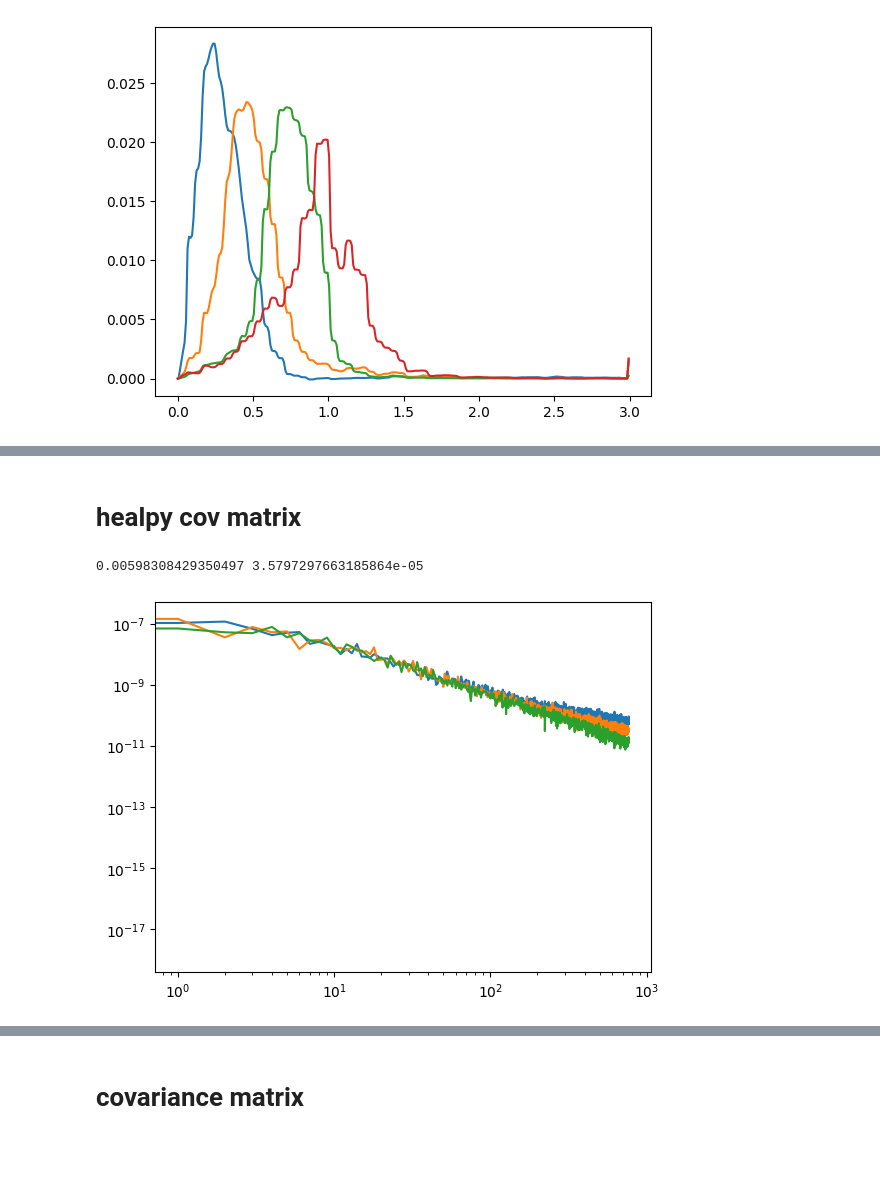
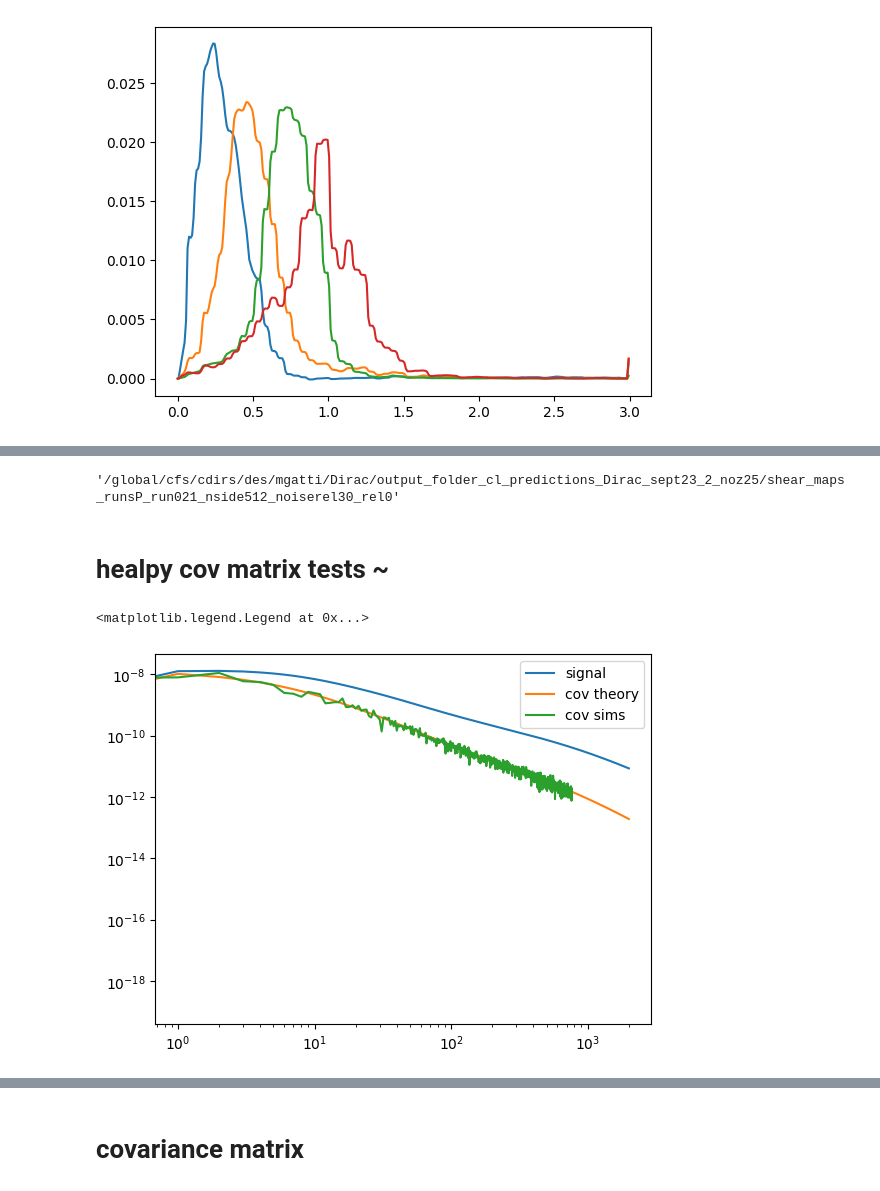
Before and after one commit to mgatti29/convergence_tests_SBI, a Jupyter notebook: Notebooks/Generate_noisy_DV_from_theory.ipynb, the cells around one changed output, grey strips where cells are left out. Drawn from its saved outputs; the diff is of its cells as text; code cells hidden in the pictures; blank space fills up the shorter version.

Commit message:
fixed covariances

```diff
--- a/Notebooks/Generate_noisy_DV_from_theory.ipynb
+++ b/Notebooks/Generate_noisy_DV_from_theory.ipynb
@@ -101,6 +109,14 @@ plt.show()
+# %%
+import glob
+output_predictions = '/global/cfs/cdirs/des/mgatti/Dirac/output_folder_cl_predictions_Dirac_sept23_2_noz25/'
+f = glob.glob(output_predictions+'/*')
+
+f[0]
+# %% [output]
+'/global/cfs/cdirs/des/mgatti/Dirac/output_folder_cl_predictions_Dirac_sept23_2_noz25/shear_maps_runsP_run021_nside512_noiserel30_rel0'
 # %%
 # let's select the cls only at a few multipole values, and make a datavector
-l = (10**np.linspace(np.log10(10),np.log10(1990),20)).astype(int)
+l_ref = (10**np.linspace(np.log10(10),np.log10(1990),20)).astype(int)
 
 t1 = []
 ll = []
@@ -110,37 +126,25 @@ for i in range(n_bins):
     for j in range(n_bins):
         # Only plot cells where i >= j
         if i >= j:
-            cl_DV.extend(Theory.clgg[i,j][l])
-            t1.extend([i]*len(l))
-            t2.extend([j]*len(l))
-            ll.extend(l)
+            cl_DV.extend(Theory.clgg[i,j][l_ref])
+            t1.extend([i]*len(l_ref))
+            t2.extend([j]*len(l_ref))
+            ll.extend(l_ref)
 # %% [markdown]
-# healpy cov matrix
+# healpy cov matrix tests ~
-# %%
-
-# This is just a check I made for the one tomographic bin case - it produces sims to estimate the covariance matrix.
-# No need to run it
-
-'''
-#cls_ = [hp.anafast(np.random.normal(0,np.sqrt(c),12*512**2)+hp.synfast(Theory.clgg[0,0],nside = 512,pixwin=False)) for i in range(10)]
-sigma_eff = 0.26
-nside = 256
-n_eff_per_bin = 10* hp.nside2pixarea(nside, degrees = True)*3600
-c = sigma_eff**2/n_eff_per_bin
-print (np.sqrt(c),c)
-
-
-
-cls_ = [hp.anafast(np.random.normal(0,np.sqrt(c),12*nside**2) +hp.synfast(Theory.clgg[0,0],nside = nside,pixwin=False)) for i in range(10)]
-cov_s = np.cov((np.array(cls_)).T)
-
-
-plt.plot(np.sqrt(cov_s.diagonal()))
-plt.xscale('log')
-plt.yscale('log')
-
-
-'''
-# %% [output]
-0.00598308429350497 3.5797297663185864e-05
-[figure, removed]
+# %%
+# no shape noise
+nside = 256
+
+cls_ = [hp.anafast(hp.synfast(Theory.clgg[0,0],nside = nside,pixwin=False)) for i in range(10)]
+cov_s = np.cov((np.array(cls_)).T)
+
+plt.plot(Theory.clgg[0,0],label = 'signal')
+plt.plot(np.sqrt(2*Theory.clgg[0,0]**2/(2*np.arange(len(Theory.clgg[0,0]))+1)),label = 'cov theory')
+plt.plot(np.sqrt(cov_s.diagonal()),label = 'cov sims')
+plt.xscale('log')
+plt.yscale('log')
+plt.legend()
+# %% [output]
+<matplotlib.legend.Legend at 0x...>
+[figure, added]
```
Also changed, not shown: parts of 6 cells of this notebook, 2 other files.
